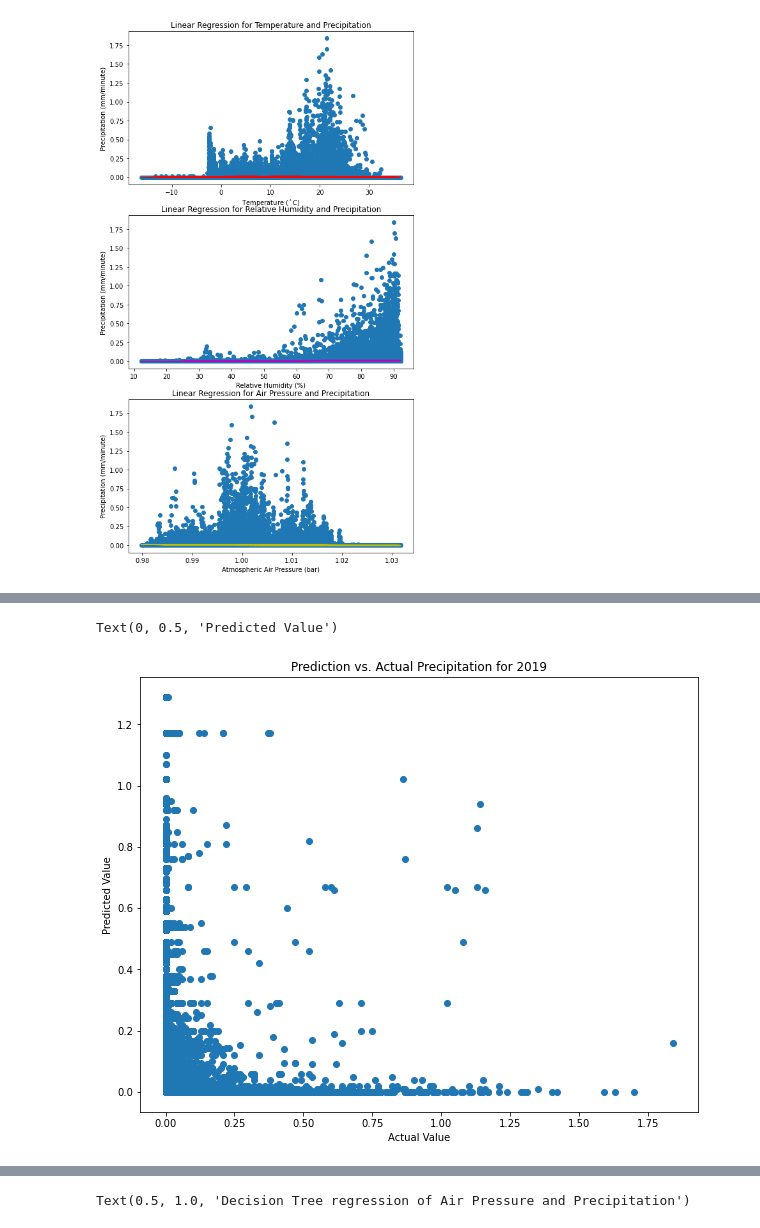
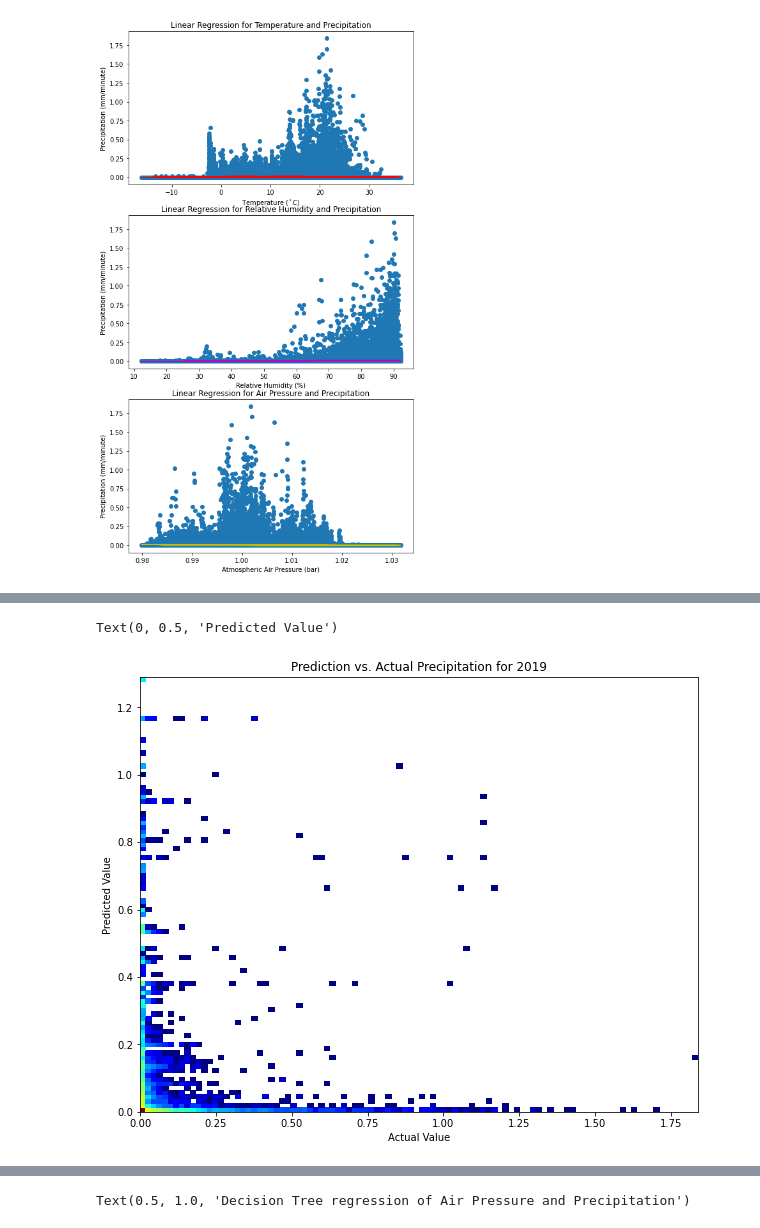
Before and after one commit to zhangt3-e/senior_thesis, a Jupyter notebook: Code/ML.ipynb, the cells around one changed output, grey strips where cells are left out. Drawn from its saved outputs; the diff is of its cells as text; code cells hidden in the pictures.

```diff
--- a/Code/ML.ipynb
+++ b/Code/ML.ipynb
@@ -132,30 +132,3 @@ Text(0.5, 1.0, 'Linear Regression for Air Pressure and Precipitation')
 # Try another approach! Decision Tree for example
 from sklearn.datasets import load_iris
 from sklearn.tree import DecisionTreeClassifier, plot_tree
-# %%
-from sklearn.tree import DecisionTreeRegressor
-newclf = DecisionTreeRegressor()
-newclf = newclf.fit(Whole18[:, np.arange(0, 3)], Whole18[:, 3])
-newpredict2019 = newclf.predict(Whole19[:, np.arange(0, 3)])
-plt.figure(figsize = (8, 15))
-plt.subplot(3, 1, 1)
-plt.scatter(Whole19[:, 0], Whole19[:, 3])
-plt.scatter(Whole19[:, 0], newpredict2019, color = 'r')
-plt.legend(['Actual Values', 'Predicted Values'])
-plt.xlabel('Temperature ($^\circ C$)')
-plt.ylabel('Precipitation (mm/minute)')
-plt.title('Decision Tree regression of Temperature and Precipitation')
-plt.subplot(3, 1, 2)
-plt.scatter(Whole19[:, 1], Whole19[:, 3])
-plt.scatter(Whole19[:,1], newpredict2019, color = 'g')
-plt.legend(['Actual Values', 'Predicted Values'])
-plt.xlabel('Relative Humidity (%)')
-plt.ylabel('Precipitation (mm/minute)')
-plt.title('Decision Tree regression of Relative Humidity and Precipitation')
-plt.subplot(3, 1, 3)
-plt.scatter(Whole19[:, 2], Whole19[:, 3])
-plt.scatter(Whole19[:,2], newpredict2019, color = 'y')
-plt.legend(['Actual Values', 'Predicted Values'])
-plt.xlabel('Atmospheric Air Pressure (bar)')
-plt.ylabel('Precipitation (mm/minute)')
-plt.title('Decision Tree regression of Air Pressure and Precipitation')
@@ -165,12 +135,12 @@ Text(0.5, 1.0, 'Decision Tree regression of Air Pressure and Precipitation')
 # %%
 plt.figure(figsize = (10, 8))
-plt.scatter( Whole19[:, 3] ,newpredict2019)
+plt.hist2d( Whole19[:, 3] ,newpredict2019, norm = mlt.colors.LogNorm(1), bins = (100, 100), cmap = plt.cm.jet)
 plt.title('Prediction vs. Actual Precipitation for 2019')
 plt.xlabel('Actual Value')
 plt.ylabel('Predicted Value')
 # %% [output]
 Text(0, 0.5, 'Predicted Value')
-[figure, old version]
+[figure, new version]
 # %%
 plt.figure(figsize= (10, 8))
 plt.plot(Whole19[:, 3])
```
Also changed, not shown: parts of 3 cells of this notebook.
